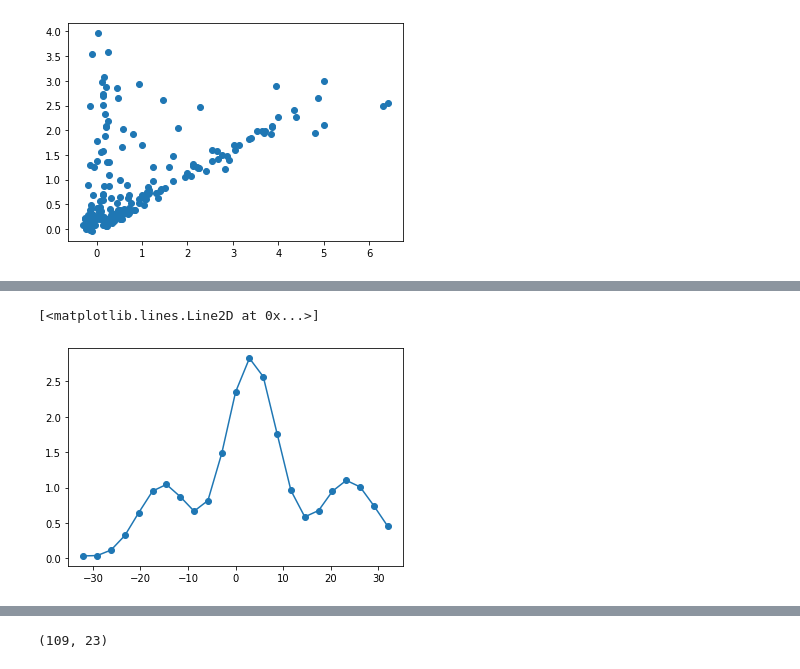
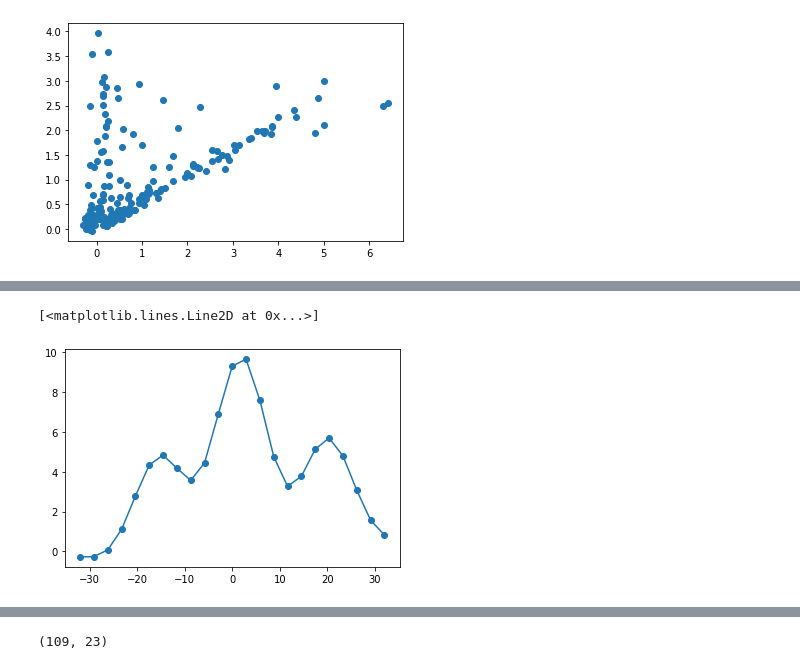
Before and after one commit to hkwang/COPS_analysis, a Jupyter notebook: dev/cops_xcorrelation_demo.ipynb, the cells around one changed output, grey strips where cells are left out. Cells and saved outputs as stored; diff of their text form; code cells hidden in the pictures.

```diff
--- a/dev/cops_xcorrelation_demo.ipynb
+++ b/dev/cops_xcorrelation_demo.ipynb
@@ -16,6 +12,6 @@ shifts_array[tb_nopyr['is_sequential']].shape
 # %%
-b = cops_analyze(['no_pyruvate/GB1_BCG1.ucsf','no_pyruvate/GB1_BCG3.ucsf','no_pyruvate/GB1_BCG5.ucsf','no_pyruvate/GB1_BCG6.ucsf'], mode='HCA',pyruvate_on=False, cop_num=[1,1,4,5])
-tb_nopyr=pd.read_fwf('./no_pyruvate/GB1_BCG1.list', infer_nrows=300)
+b = cops_analyze(['../no_pyruvate/GB1_BCG1.ucsf','../no_pyruvate/GB1_BCG3.ucsf','../no_pyruvate/GB1_BCG5.ucsf','../no_pyruvate/GB1_BCG6.ucsf'], mode='HCA',pyruvate_on=False, cop_num=[1,3,4,5])
+tb_nopyr=pd.read_fwf('../no_pyruvate/GB1_BCG1.list', infer_nrows=300)
 tb_nopyr = tb_nopyr.rename(columns={'w1':'CA','w2':'HN'})
 
 #realign spectra
@@ -149,9 +162,9 @@ tb['is_sequential']=np.append([False], [len(tb['Assignment'][i+1]) > len(tb['Ass
 shifts_array = tb[['CA', 'N','HN']].to_numpy(dtype=np.float32)
 shifts_array[:,[0,1]]=shifts_array[:,[1,0]]
 # %%
-data = shifts_array[95] #18 for K27, #-4 for K49
+data = shifts_array[15] #18 for K27, #-4 for K49
 hz, nocop_trace = a.extract1D(data, a.nocop_dat, a.nocop_unit_convs, sw=32, C_offset=-0.09, normalize=True)
 plt.plot(hz, nocop_trace, '-o')
 # %% [output]
 [<matplotlib.lines.Line2D at 0x...>]
-[figure, old version]
+[figure, new version]
```
Also changed, not shown: parts of 7 cells of this notebook, 10 other files.
